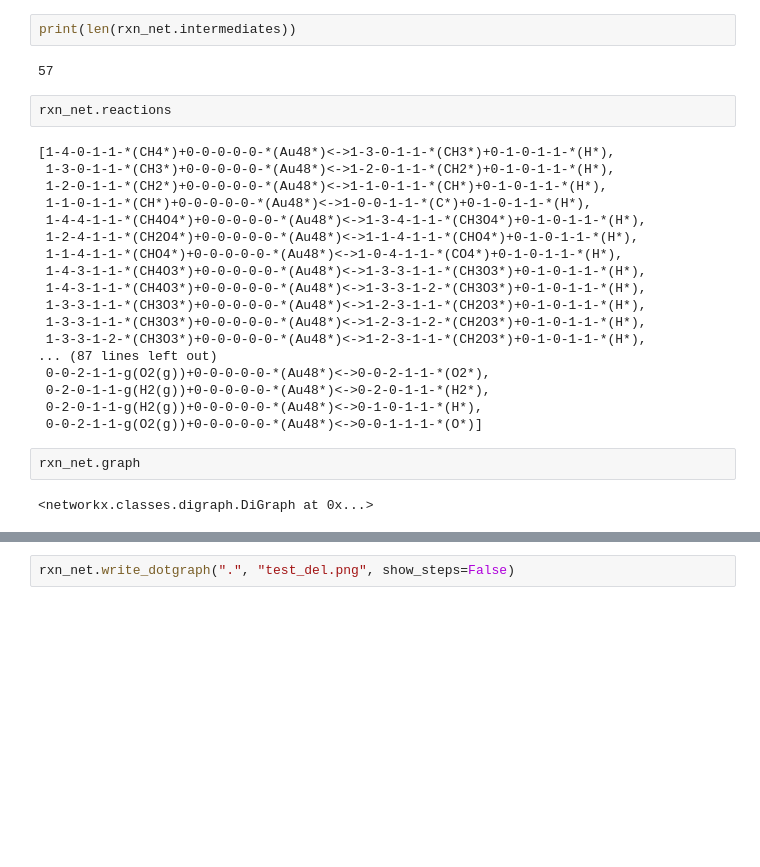
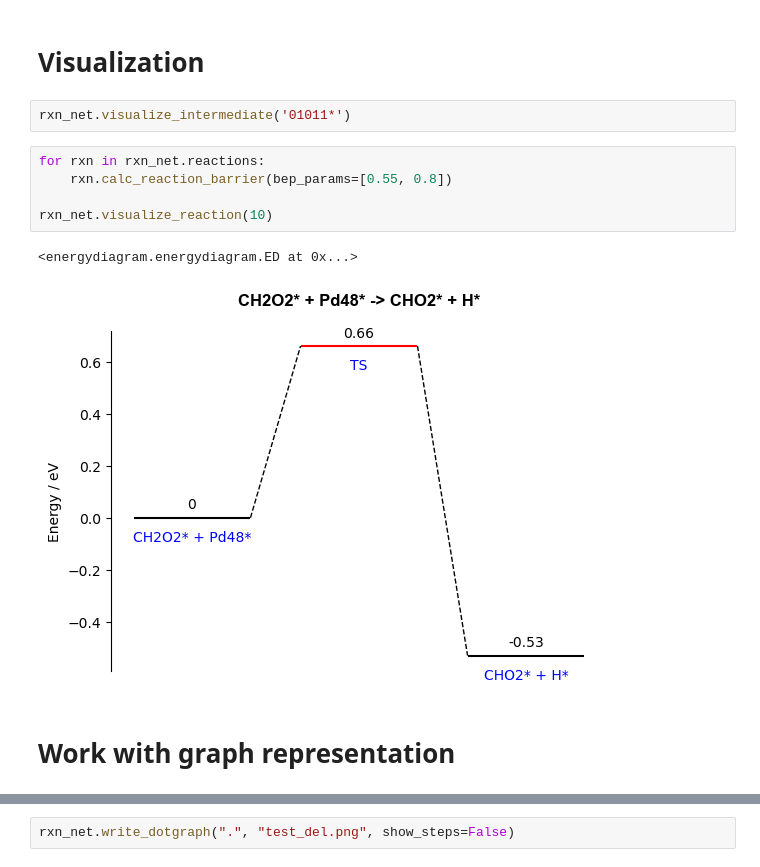
Before and after one commit to LopezGroup-ICIQ/care, a Jupyter notebook: notebooks/rxn_mk.ipynb, the cells around one changed output, grey strips where cells are left out. Cells and saved outputs as stored; diff of their text form; blank space fills up the shorter version.

Commit message:
removed h_inter, fixed energy eval, added visualization functions

```diff
--- a/notebooks/rxn_mk.ipynb
+++ b/notebooks/rxn_mk.ipynb
@@ -71,31 +25,17 @@ print(type(step.components[0]))
-# %%
-print(len(rxn_net.intermediates))
-# %% [output]
-57
-# %%
-rxn_net.reactions
-# %% [output]
-[1-4-0-1-1-*(CH4*)+0-0-0-0-0-*(Au48*)<->1-3-0-1-1-*(CH3*)+0-1-0-1-1-*(H*),
- 1-3-0-1-1-*(CH3*)+0-0-0-0-0-*(Au48*)<->1-2-0-1-1-*(CH2*)+0-1-0-1-1-*(H*),
- 1-2-0-1-1-*(CH2*)+0-0-0-0-0-*(Au48*)<->1-1-0-1-1-*(CH*)+0-1-0-1-1-*(H*),
- 1-1-0-1-1-*(CH*)+0-0-0-0-0-*(Au48*)<->1-0-0-1-1-*(C*)+0-1-0-1-1-*(H*),
- 1-4-4-1-1-*(CH4O4*)+0-0-0-0-0-*(Au48*)<->1-3-4-1-1-*(CH3O4*)+0-1-0-1-1-*(H*),
- 1-2-4-1-1-*(CH2O4*)+0-0-0-0-0-*(Au48*)<->1-1-4-1-1-*(CHO4*)+0-1-0-1-1-*(H*),
- 1-1-4-1-1-*(CHO4*)+0-0-0-0-0-*(Au48*)<->1-0-4-1-1-*(CO4*)+0-1-0-1-1-*(H*),
- 1-4-3-1-1-*(CH4O3*)+0-0-0-0-0-*(Au48*)<->1-3-3-1-1-*(CH3O3*)+0-1-0-1-1-*(H*),
- 1-4-3-1-1-*(CH4O3*)+0-0-0-0-0-*(Au48*)<->1-3-3-1-2-*(CH3O3*)+0-1-0-1-1-*(H*),
- 1-3-3-1-1-*(CH3O3*)+0-0-0-0-0-*(Au48*)<->1-2-3-1-1-*(CH2O3*)+0-1-0-1-1-*(H*),
- 1-3-3-1-1-*(CH3O3*)+0-0-0-0-0-*(Au48*)<->1-2-3-1-2-*(CH2O3*)+0-1-0-1-1-*(H*),
- 1-3-3-1-2-*(CH3O3*)+0-0-0-0-0-*(Au48*)<->1-2-3-1-1-*(CH2O3*)+0-1-0-1-1-*(H*),
-... (87 lines left out)
- 0-0-2-1-1-g(O2(g))+0-0-0-0-0-*(Au48*)<->0-0-2-1-1-*(O2*),
- 0-2-0-1-1-g(H2(g))+0-0-0-0-0-*(Au48*)<->0-2-0-1-1-*(H2*),
- 0-2-0-1-1-g(H2(g))+0-0-0-0-0-*(Au48*)<->0-1-0-1-1-*(H*),
- 0-0-2-1-1-g(O2(g))+0-0-0-0-0-*(Au48*)<->0-0-1-1-1-*(O*)]
-# %%
-rxn_net.graph
-# %% [output]
-<networkx.classes.digraph.DiGraph at 0x...>
+# %% [markdown]
+# Visualization
+# %%
+rxn_net.visualize_intermediate('01011*')
+# %%
+for rxn in rxn_net.reactions:
+    rxn.calc_reaction_barrier(bep_params=[0.55, 0.8])
+
+rxn_net.visualize_reaction(10)
+# %% [output]
+<energydiagram.energydiagram.ED at 0x...>
+[figure, added]
+# %% [markdown]
+# Work with graph representation
 # %%
 graph = rxn_net.gen_graph(show_steps=False, del_surf=True)
 for node in graph.nodes:
```
Also changed, not shown: parts of 18 cells of this notebook, 8 other files.
